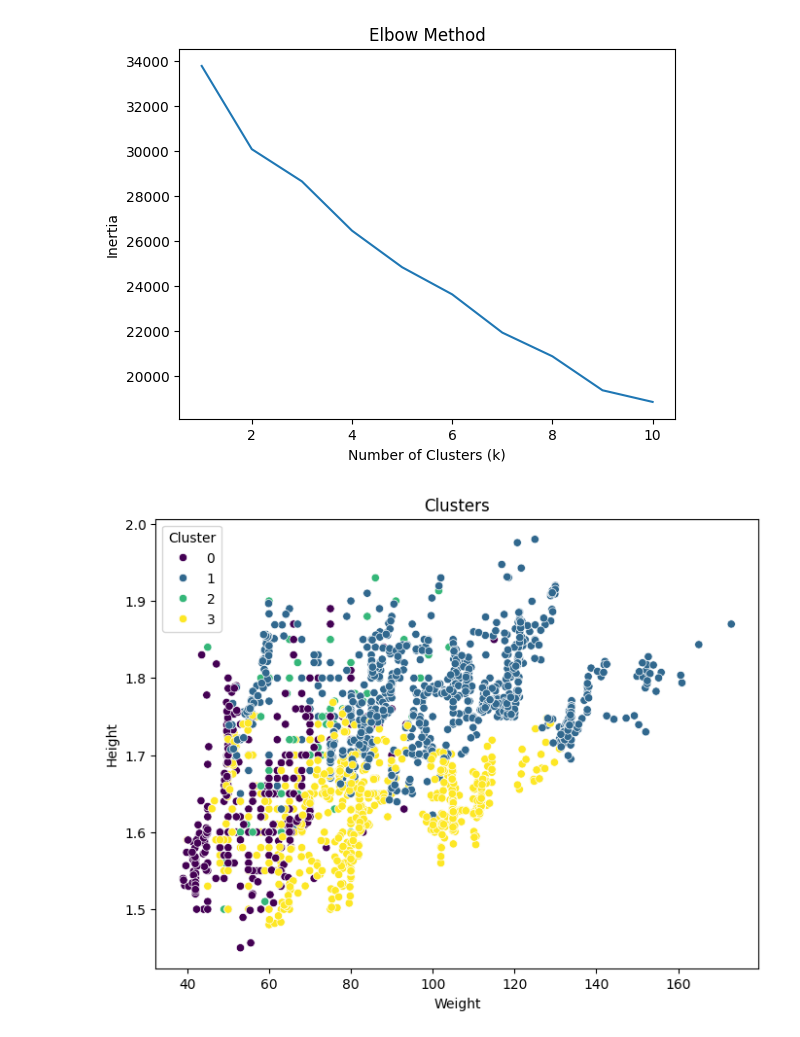
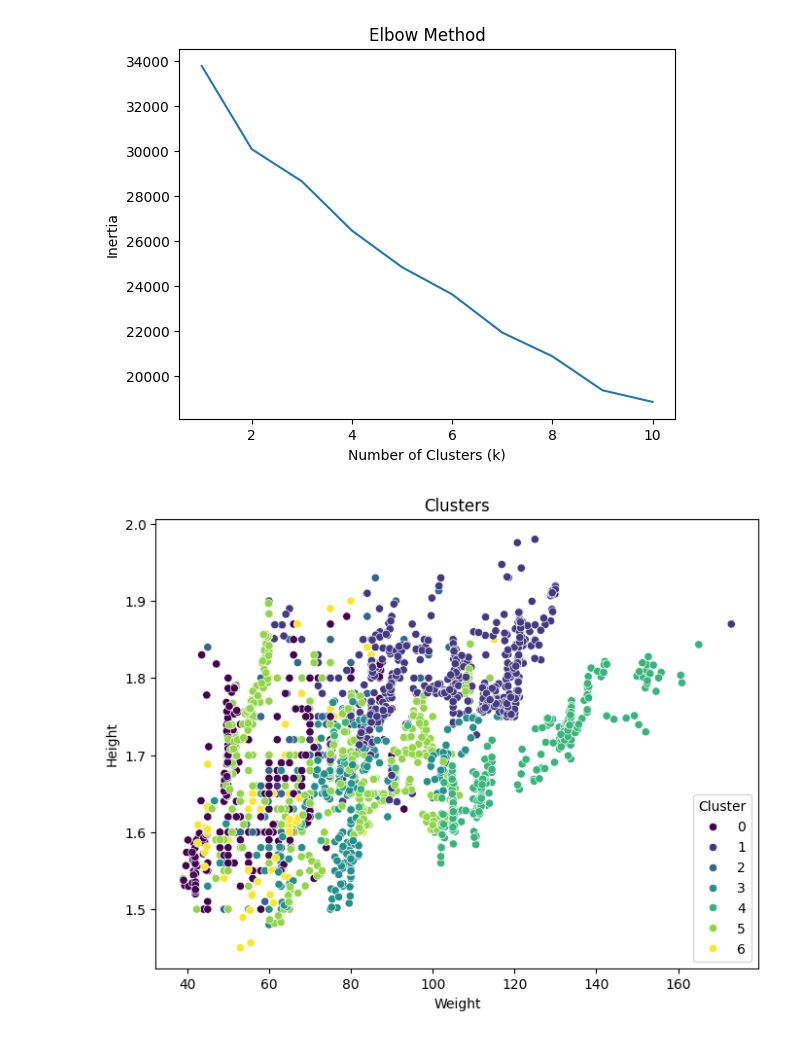
Before and after one commit to mermaid1907/DataMining, a Jupyter notebook: clustering-1.ipynb, the cells around one changed output. Saved outputs shown, nothing was run; the diff lists cells and outputs as text; code cells hidden in the pictures.

```diff
--- a/clustering-1.ipynb
+++ b/clustering-1.ipynb
@@ -51,33 +51,33 @@ plt.ylabel('Inertia')
 plt.title('Elbow Method')
 plt.show()
 
 # Choose the optimal number of clusters based on the elbow curve
-k = 4  # Update this value based on your observation
+k = 7  # Update this value based on your observation
 
 # Apply K-means clustering
 kmeans = KMeans(n_clusters=k, random_state=42)
 labels = kmeans.fit_predict(X_scaled)
 
 # Add the cluster labels to the original dataset
 data['Cluster'] = labels
 
 # Visualize the clusters
 plt.figure(figsize=(8, 6))
 sns.scatterplot(data=data, x='Weight', y='Height', hue='Cluster', palette='viridis')
 plt.xlabel('Weight')
 plt.ylabel('Height')
 plt.title('Clusters')
 plt.show()
 
 # Analyze the relationship between clusters and the target variable
 cluster_counts = data.groupby(['Cluster', 'NObeyesdad']).size().unstack()
 cluster_percentages = cluster_counts.div(cluster_counts.sum(axis=1), axis=0) * 100
 
 print("Cluster Counts:")
 print(cluster_counts)
 print("\nCluster Percentages:")
 print(cluster_percentages)
 # %% [output]
 [figure]
-[figure, old version]
+[figure, new version]
 Cluster Counts:
```
Also changed, not shown: parts of 1 cell of this notebook, 4 other files.
